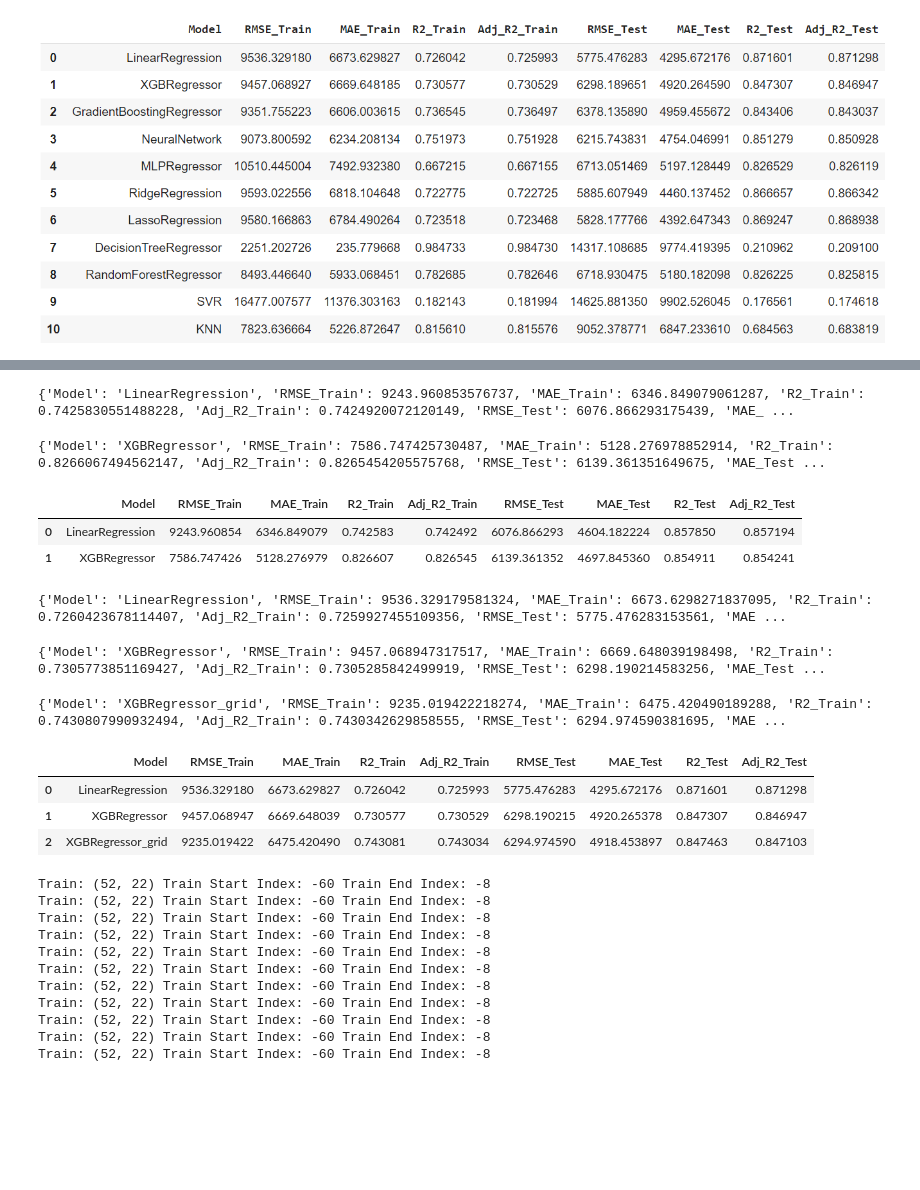
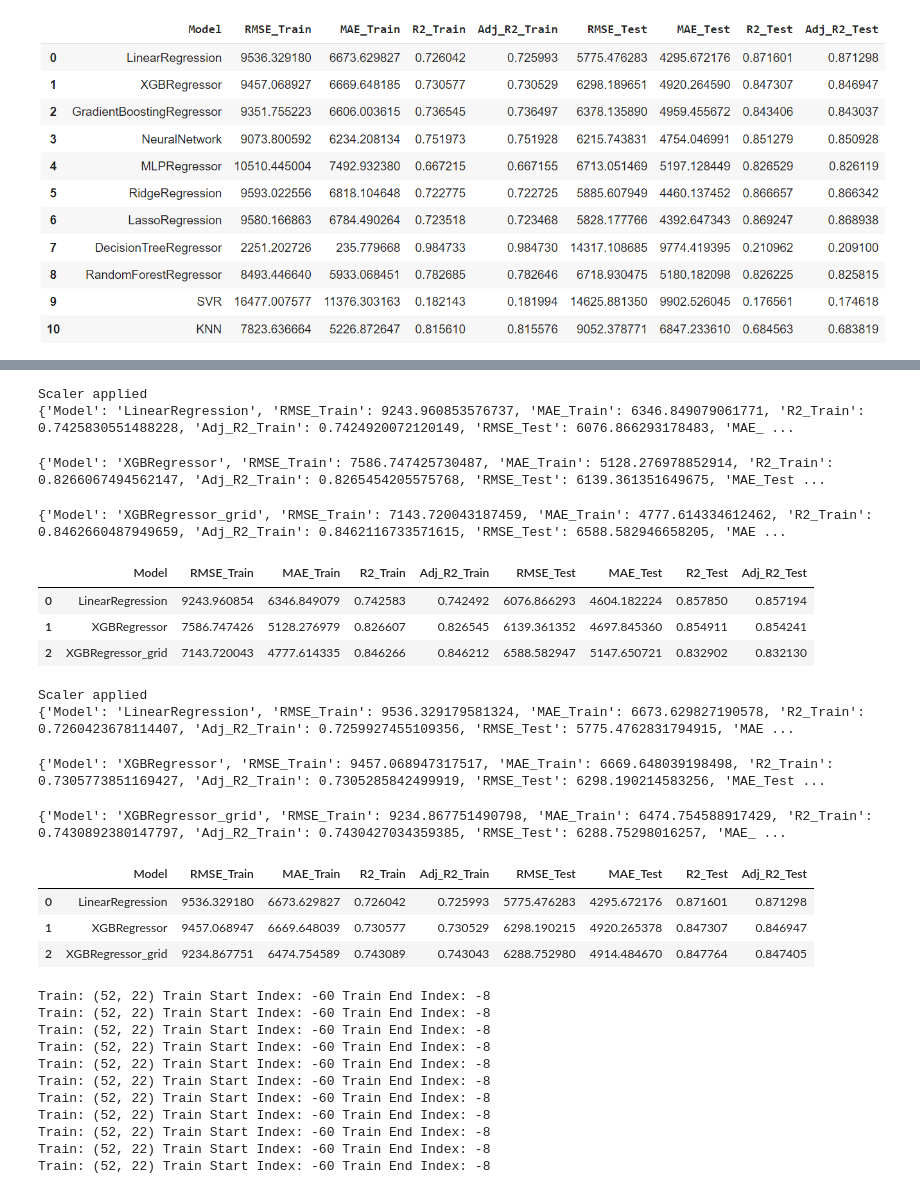
Before and after one commit to Dsite42/Capstone_Project_Rossmann, a Jupyter notebook: Capstone Projekt Rossmann - Predictive Modeling.ipynb, the cells around one changed output, grey strips where cells are left out. Saved outputs shown, nothing was run; the diff lists cells and outputs as text; code cells hidden in the pictures; blank space fills up the shorter version.

```diff
--- a/Capstone Projekt Rossmann - Predictive Modeling.ipynb
+++ b/Capstone Projekt Rossmann - Predictive Modeling.ipynb
@@ -612,40 +616,45 @@ testModelsTestSplit8W(df, MinMaxScaler())
 # %%
 testModelsTestSplit8W(df[['Store', 'Future_Sales', 'CW', 'Month', 'Open', 'Promo', 'IsPromo', 'IsSchoolHoliday',
        'StateHoliday_a', 'StateHoliday_b', 'Assortment_b', 'Assortment_c',
        'Sales_Lag_1', 'Sales_Lag_1_MA_6', 'Sales_Lag_1_MA_8',
        'Sales_Lag_2_MA_8', 'Sales_Lag_3', 'Sales_Lag_3_MA_8',
        'Sales_Lag_4_MA_4', 'Sales_Lag_5_MA_8', 'Sales_Lag_7_MA_8',
        'Sales_Lag_8_MA_8', 'SalesPerCustomer_Lag_3_MA_6',
        'SalesPerCustomer_Lag_4_MA_6', 'SalesPerCustomer_Lag_7',
        'SalesPerCustomer_Lag_8', 'SalesPerOpenDay_Lag_1',
        'SalesPerOpenDay_Lag_4_MA_6', 'SalesPerOpenDay_Lag_5_MA_8',
        'SalesPerOpenDay_Lag_7', 'Customers_Lag_1_MA_4', 'Customers_Lag_1_MA_6',
        'Customers_Lag_3_MA_4', 'Customers_Lag_4', 'Customers_Lag_4_MA_8',
        'Customers_Lag_6', 'Customers_Lag_7_MA_8', 'Customers_Lag_8_MA_8',
        'CustomersPerOpenDay_Lag_6', 'CustomersPerOpenDay_Lag_6_MA_4',
-       'CustomersPerOpenDay_Lag_7_MA_4', 'CustomersPerOpenDay_Lag_8']], None)
+       'CustomersPerOpenDay_Lag_7_MA_4', 'CustomersPerOpenDay_Lag_8']], MinMaxScaler())
 # %% [output]
-{'Model': 'LinearRegression', 'RMSE_Train': 9243.960853576737, 'MAE_Train': 6346.849079061287, 'R2_Train': 0.7425830551488228, 'Adj_R2_Train': 0.7424920072120149, 'RMSE_Test': 6076.866293175439, 'MAE_ ...
+Scaler applied
+{'Model': 'LinearRegression', 'RMSE_Train': 9243.960853576737, 'MAE_Train': 6346.849079061771, 'R2_Train': 0.7425830551488228, 'Adj_R2_Train': 0.7424920072120149, 'RMSE_Test': 6076.866293178483, 'MAE_ ...
 {'Model': 'XGBRegressor', 'RMSE_Train': 7586.747425730487, 'MAE_Train': 5128.276978852914, 'R2_Train': 0.8266067494562147, 'Adj_R2_Train': 0.8265454205575768, 'RMSE_Test': 6139.361351649675, 'MAE_Test ...
+{'Model': 'XGBRegressor_grid', 'RMSE_Train': 7143.720043187459, 'MAE_Train': 4777.614334612462, 'R2_Train': 0.8462660487949659, 'Adj_R2_Train': 0.8462116733571615, 'RMSE_Test': 6588.582946658205, 'MAE ...
 |  | Model | RMSE_Train | MAE_Train | R2_Train | Adj_R2_Train | RMSE_Test | MAE_Test | R2_Test | Adj_R2_Test |
 | 0 | LinearRegression | 9243.960854 | 6346.849079 | 0.742583 | 0.742492 | 6076.866293 | 4604.182224 | 0.857850 | 0.857194 |
 | 1 | XGBRegressor | 7586.747426 | 5128.276979 | 0.826607 | 0.826545 | 6139.361352 | 4697.845360 | 0.854911 | 0.854241 |
+| 2 | XGBRegressor_grid | 7143.720043 | 4777.614335 | 0.846266 | 0.846212 | 6588.582947 | 5147.650721 | 0.832902 | 0.832130 |
 # %%
+
 testModelsTestSplit8W(df[['Store', 'Future_Sales', 'Open', 'Promo', 'IsPromo', 'StateHoliday_b', 'Sales_Lag_1',
        'Sales_Lag_1_MA_6', 'Sales_Lag_1_MA_8', 'Sales_Lag_2_MA_8',
        'Sales_Lag_3_MA_8', 'Sales_Lag_5_MA_8', 'Sales_Lag_8_MA_8',
        'SalesPerCustomer_Lag_3_MA_6', 'SalesPerCustomer_Lag_8',
        'SalesPerOpenDay_Lag_1', 'SalesPerOpenDay_Lag_4_MA_6',
        'Customers_Lag_1_MA_6', 'Customers_Lag_3_MA_4', 'Customers_Lag_6',
-       'Customers_Lag_8_MA_8', 'CustomersPerOpenDay_Lag_6']], None)
+       'Customers_Lag_8_MA_8', 'CustomersPerOpenDay_Lag_6']], MinMaxScaler())
 # %% [output]
-{'Model': 'LinearRegression', 'RMSE_Train': 9536.329179581324, 'MAE_Train': 6673.6298271837095, 'R2_Train': 0.7260423678114407, 'Adj_R2_Train': 0.7259927455109356, 'RMSE_Test': 5775.476283153561, 'MAE ...
+Scaler applied
+{'Model': 'LinearRegression', 'RMSE_Train': 9536.329179581324, 'MAE_Train': 6673.629827190578, 'R2_Train': 0.7260423678114407, 'Adj_R2_Train': 0.7259927455109356, 'RMSE_Test': 5775.4762831794915, 'MAE ...
 {'Model': 'XGBRegressor', 'RMSE_Train': 9457.068947317517, 'MAE_Train': 6669.648039198498, 'R2_Train': 0.7305773851169427, 'Adj_R2_Train': 0.7305285842499919, 'RMSE_Test': 6298.190214583256, 'MAE_Test ...
-{'Model': 'XGBRegressor_grid', 'RMSE_Train': 9235.019422218274, 'MAE_Train': 6475.420490189288, 'R2_Train': 0.7430807990932494, 'Adj_R2_Train': 0.7430342629858555, 'RMSE_Test': 6294.974590381695, 'MAE ...
+{'Model': 'XGBRegressor_grid', 'RMSE_Train': 9234.867751490798, 'MAE_Train': 6474.754588917429, 'R2_Train': 0.7430892380147797, 'Adj_R2_Train': 0.7430427034359385, 'RMSE_Test': 6288.75298016257, 'MAE_ ...
 |  | Model | RMSE_Train | MAE_Train | R2_Train | Adj_R2_Train | RMSE_Test | MAE_Test | R2_Test | Adj_R2_Test |
 | 0 | LinearRegression | 9536.329180 | 6673.629827 | 0.726042 | 0.725993 | 5775.476283 | 4295.672176 | 0.871601 | 0.871298 |
 | 1 | XGBRegressor | 9457.068947 | 6669.648039 | 0.730577 | 0.730529 | 6298.190215 | 4920.265378 | 0.847307 | 0.846947 |
-| 2 | XGBRegressor_grid | 9235.019422 | 6475.420490 | 0.743081 | 0.743034 | 6294.974590 | 4918.453897 | 0.847463 | 0.847103 |
+| 2 | XGBRegressor_grid | 9234.867751 | 6474.754589 | 0.743089 | 0.743043 | 6288.752980 | 4914.484670 | 0.847764 | 0.847405 |
 # %%
 result_df, result_mean = testModelsCV8W(df[['Store', 'Future_Sales', 'Open', 'Promo', 'IsPromo', 'StateHoliday_b', 'Sales_Lag_1',
        'Sales_Lag_1_MA_6', 'Sales_Lag_1_MA_8', 'Sales_Lag_2_MA_8',
```
Also changed, not shown: parts of 16 cells of this notebook.
